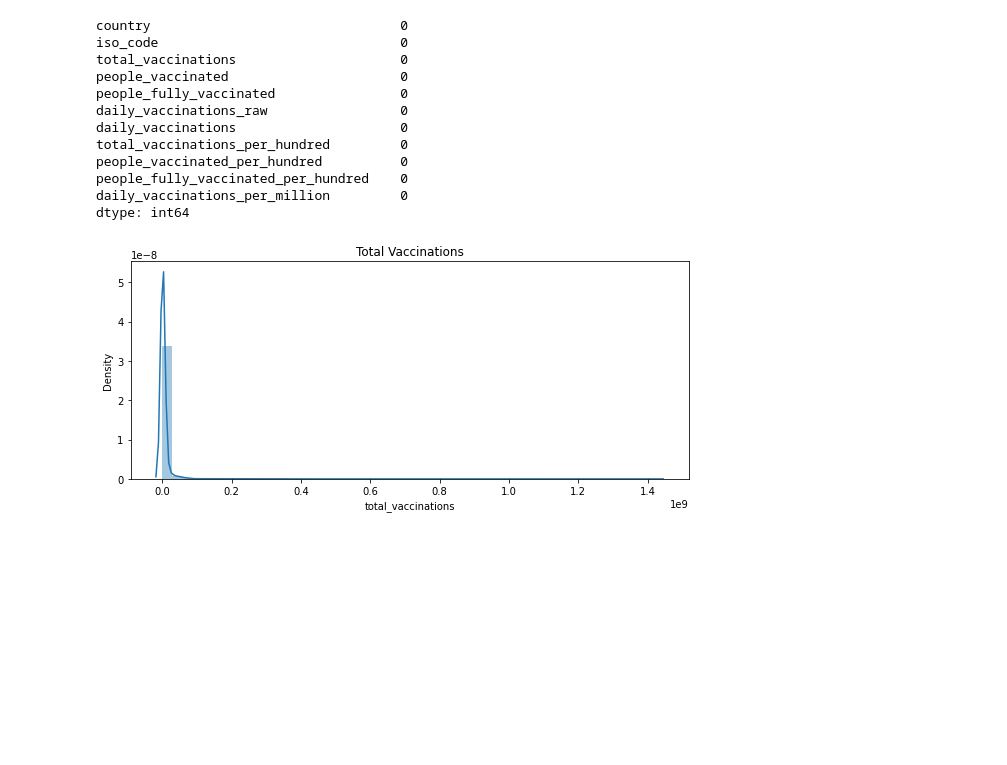
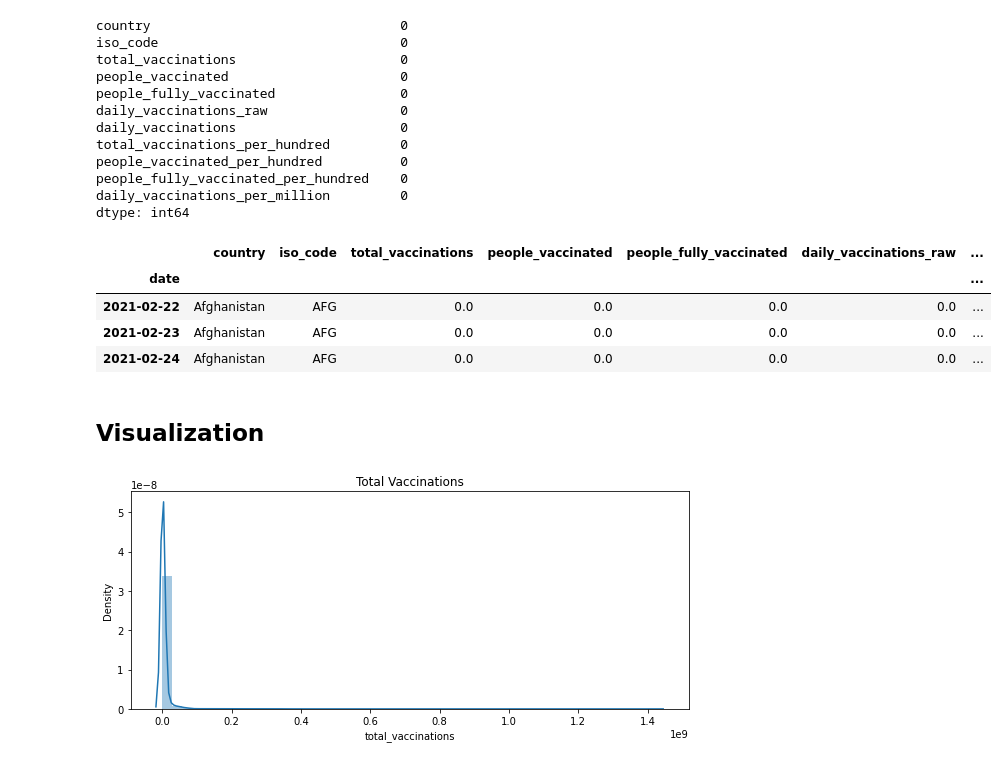
Before and after one commit to fereshteh-bahadory/ML-for-Covid19-prediction, a Jupyter notebook: Untitled0_(2).ipynb, the cells around one changed output. Saved outputs shown, nothing was run; the diff lists cells and outputs as text; code cells hidden in the pictures; blank space fills up the shorter version.

```diff
--- a/Untitled0_(2).ipynb
+++ b/Untitled0_(2).ipynb
@@ -143,3 +157,13 @@ dtype: int64
+# %%
+data1.head(3)
+# %% [output]
+|  | country | iso_code | total_vaccinations | people_vaccinated | people_fully_vaccinated | daily_vaccinations_raw | ... |
+| date |  |  |  |  |  |  | ... |
+| 2021-02-22 | Afghanistan | AFG | 0.0 | 0.0 | 0.0 | 0.0 | ... |
+| 2021-02-23 | Afghanistan | AFG | 0.0 | 0.0 | 0.0 | 0.0 | ... |
+| 2021-02-24 | Afghanistan | AFG | 0.0 | 0.0 | 0.0 | 0.0 | ... |
+# %% [markdown]
+## Visualization
 # %%
 fig, ax = plt.subplots(figsize=[10,4])
 sb.distplot(data1['total_vaccinations'], ax=ax)
```
Also changed, not shown: parts of 9 cells of this notebook.
